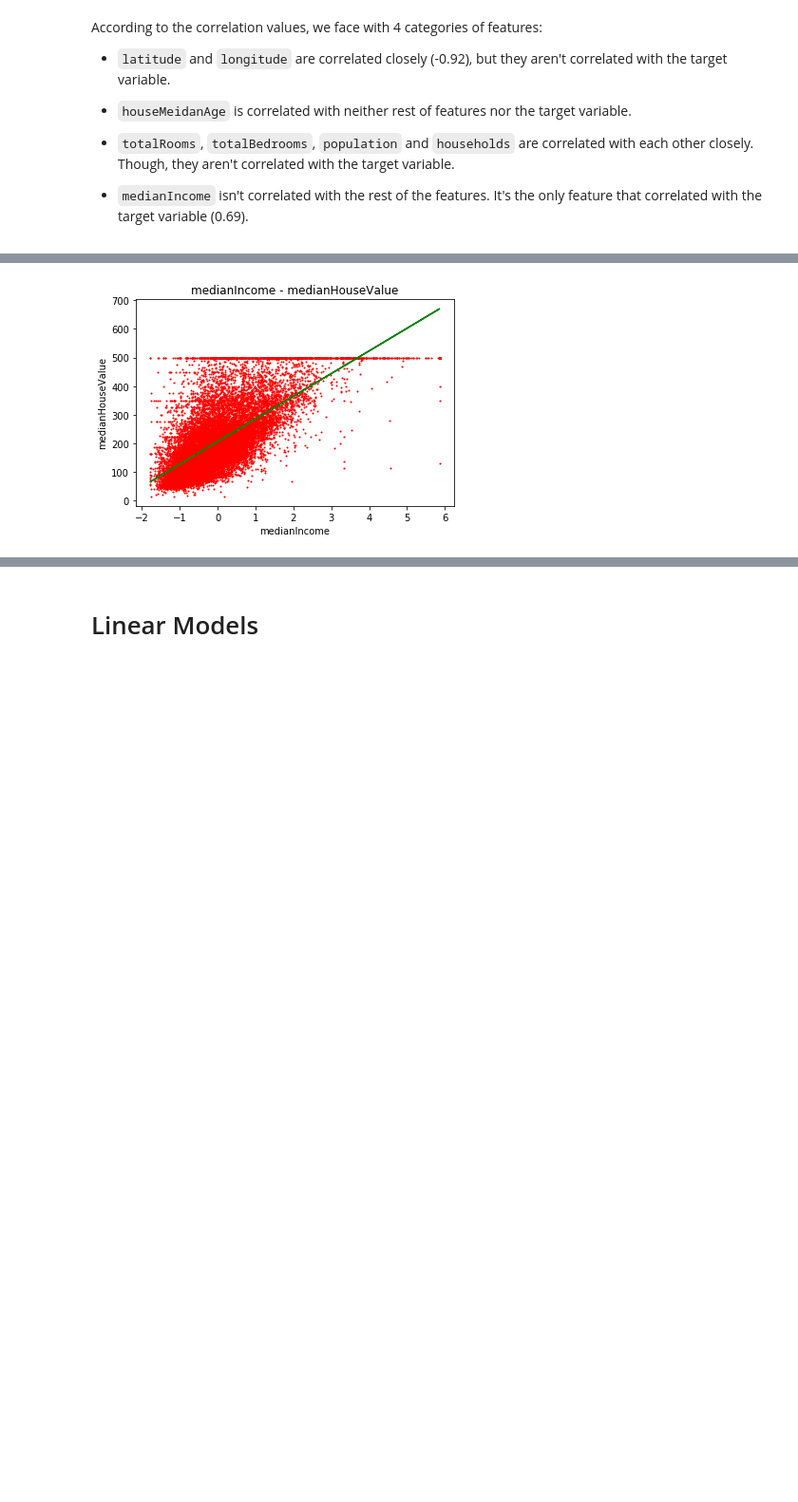
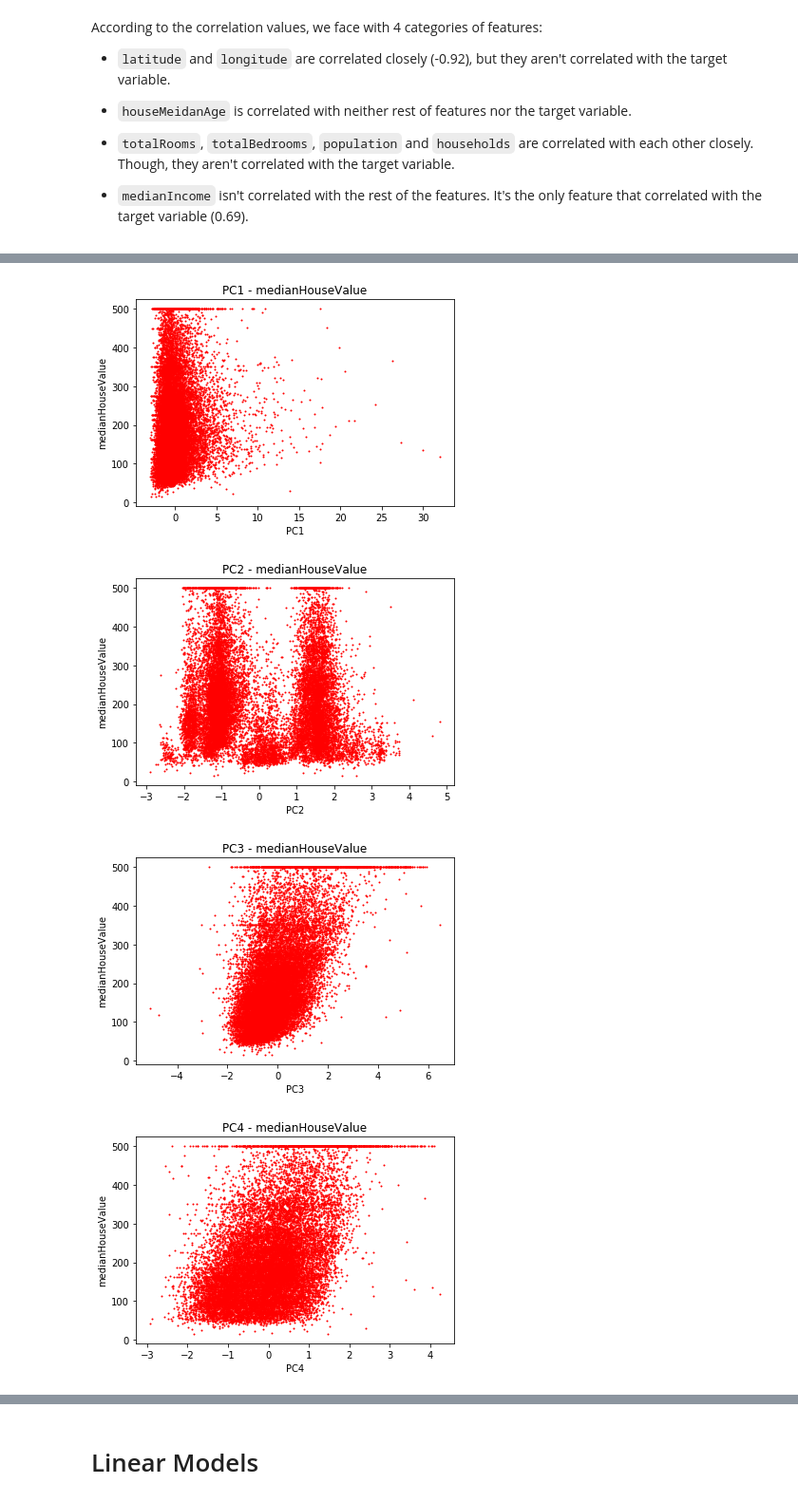
Before and after one commit to mostafaghadimi/IEEE-HandsOn, a Jupyter notebook: Regression.ipynb, the cells around one changed output, grey strips where cells are left out. Shown at 95% size. Saved outputs shown, nothing was run; the diff lists cells and outputs as text; code cells hidden in the pictures; blank space fills up the shorter version.

```diff
--- a/Regression.ipynb
+++ b/Regression.ipynb
@@ -478,2 +454,0 @@ linear_model = LinearRegression()
-# %%
-linear_model.fit(x_train, y_train)
@@ -489,11 +521,13 @@ prediction_test = linear_model.predict(x_test)
 # %%
-plot = plt.plot(x_train, y_train, 'ro')
-plt.setp(plot, ms=1)
-plot = plt.plot(x_train, prediction_train, 'g')
-plt.setp(plot, ms=1)
-plt.title(feature_name + ' - ' + y_name)
-plt.xlabel(x_name)
-plt.ylabel(y_name)
-plt.show()
+for pc_name in list(X_train_PCA.columns):
+  plot = plt.plot(X_train_PCA[pc_name], y_train, 'ro')
+  plt.setp(plot, ms=1)
+  plt.title(pc_name + ' - ' + y_name)
+  plt.xlabel(pc_name)
+  plt.ylabel(y_name)
+  plt.show()
 # %% [output]
-[figure, old version]
+[figure, new version]
+[figure, added]
+[figure, added]
+[figure, added]
```
Also changed, not shown: parts of 68 cells of this notebook.
